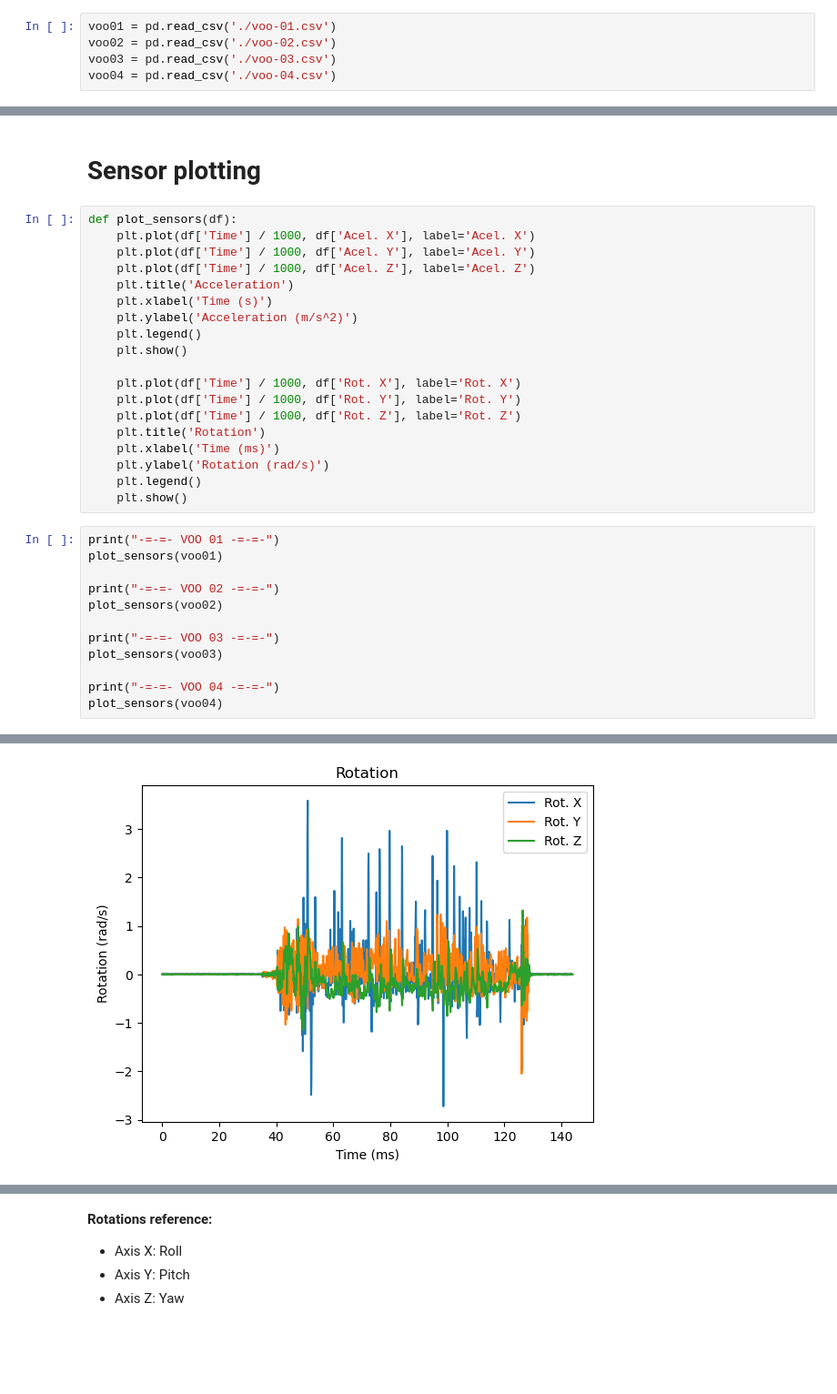
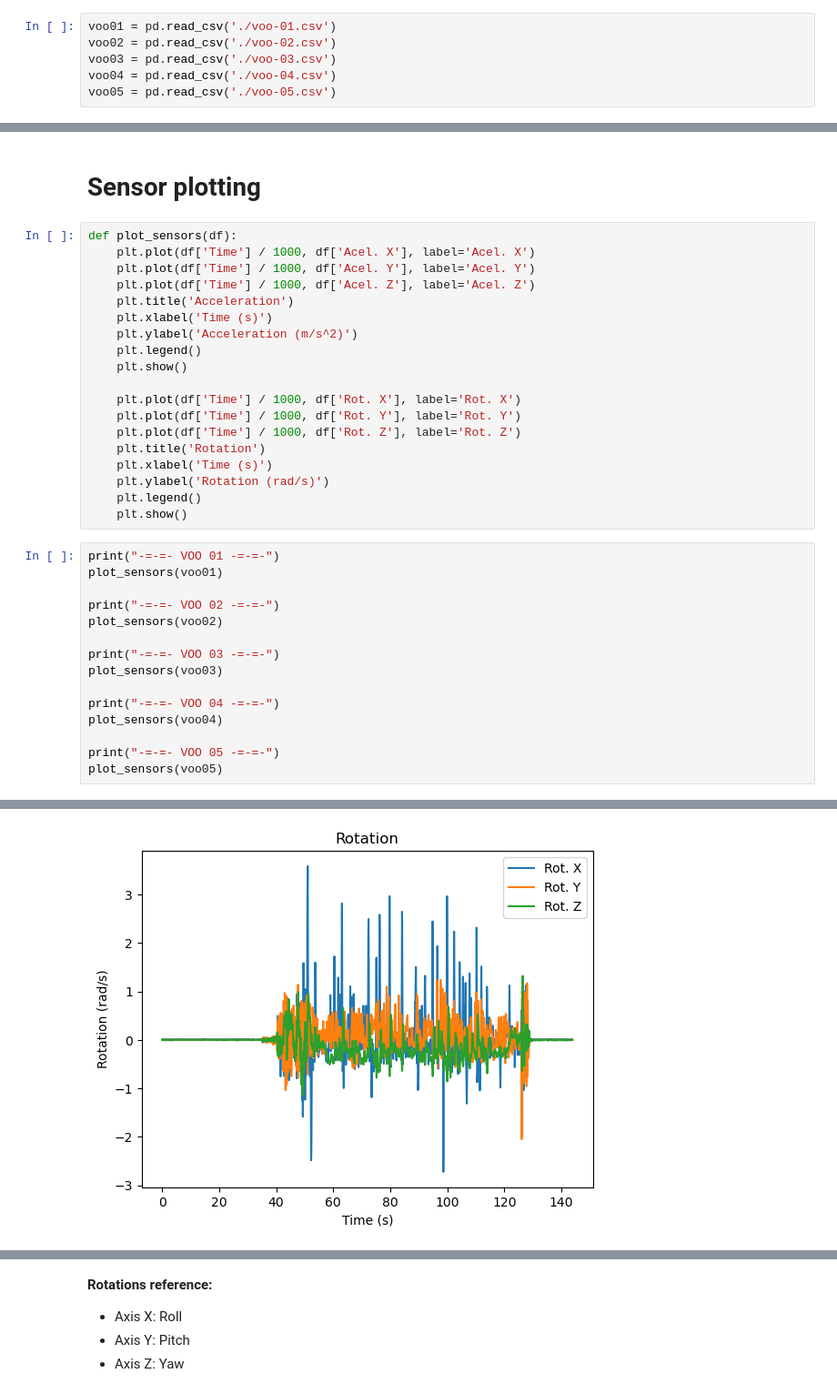
Before and after one commit to andrade-paulo/Flight_Classifier, a Jupyter notebook: PostFlightDataProcessing/dataProcessing.ipynb, the cells around one changed output, grey strips where cells are left out. Shown: that part at 91% size. Cells and saved outputs as stored; diff of their text form; blank space fills up the shorter version.

```diff
--- a/PostFlightDataProcessing/dataProcessing.ipynb
+++ b/PostFlightDataProcessing/dataProcessing.ipynb
@@ -8,6 +8,7 @@ voo01 = pd.read_csv('./voo-01.csv')
 voo02 = pd.read_csv('./voo-02.csv')
 voo03 = pd.read_csv('./voo-03.csv')
 voo04 = pd.read_csv('./voo-04.csv')
+voo05 = pd.read_csv('./voo-05.csv')
 # %%
 def time_analysis(df):
     df['time_diff'] = df['Time'].diff()
@@ -124,25 +136,28 @@ def plot_sensors(df):
     plt.plot(df['Time'] / 1000, df['Rot. Y'], label='Rot. Y')
     plt.plot(df['Time'] / 1000, df['Rot. Z'], label='Rot. Z')
     plt.title('Rotation')
-    plt.xlabel('Time (ms)')
+    plt.xlabel('Time (s)')
     plt.ylabel('Rotation (rad/s)')
     plt.legend()
     plt.show()
 # %%
 print("-=-=- VOO 01 -=-=-")
 plot_sensors(voo01)
 
 print("-=-=- VOO 02 -=-=-")
 plot_sensors(voo02)
 
 print("-=-=- VOO 03 -=-=-")
 plot_sensors(voo03)
 
 print("-=-=- VOO 04 -=-=-")
 plot_sensors(voo04)
+
+print("-=-=- VOO 05 -=-=-")
+plot_sensors(voo05)
 # %% [output]
 -=-=- VOO 01 -=-=-
 [figure]
-[figure, old version]
+[figure, new version]
 -=-=- VOO 02 -=-=-
 [figure]
```
Also changed, not shown: parts of 5 cells of this notebook, 4 other files.
